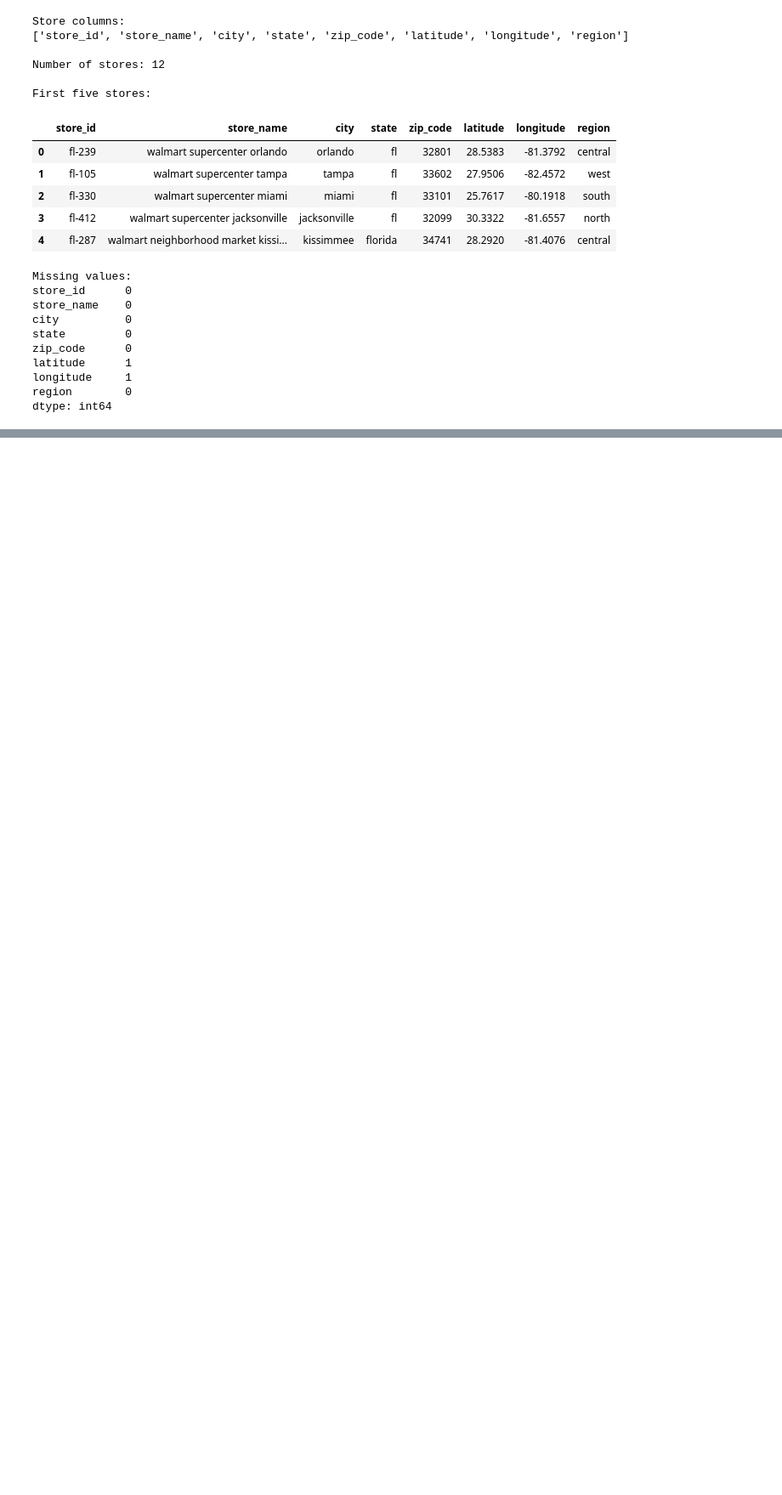
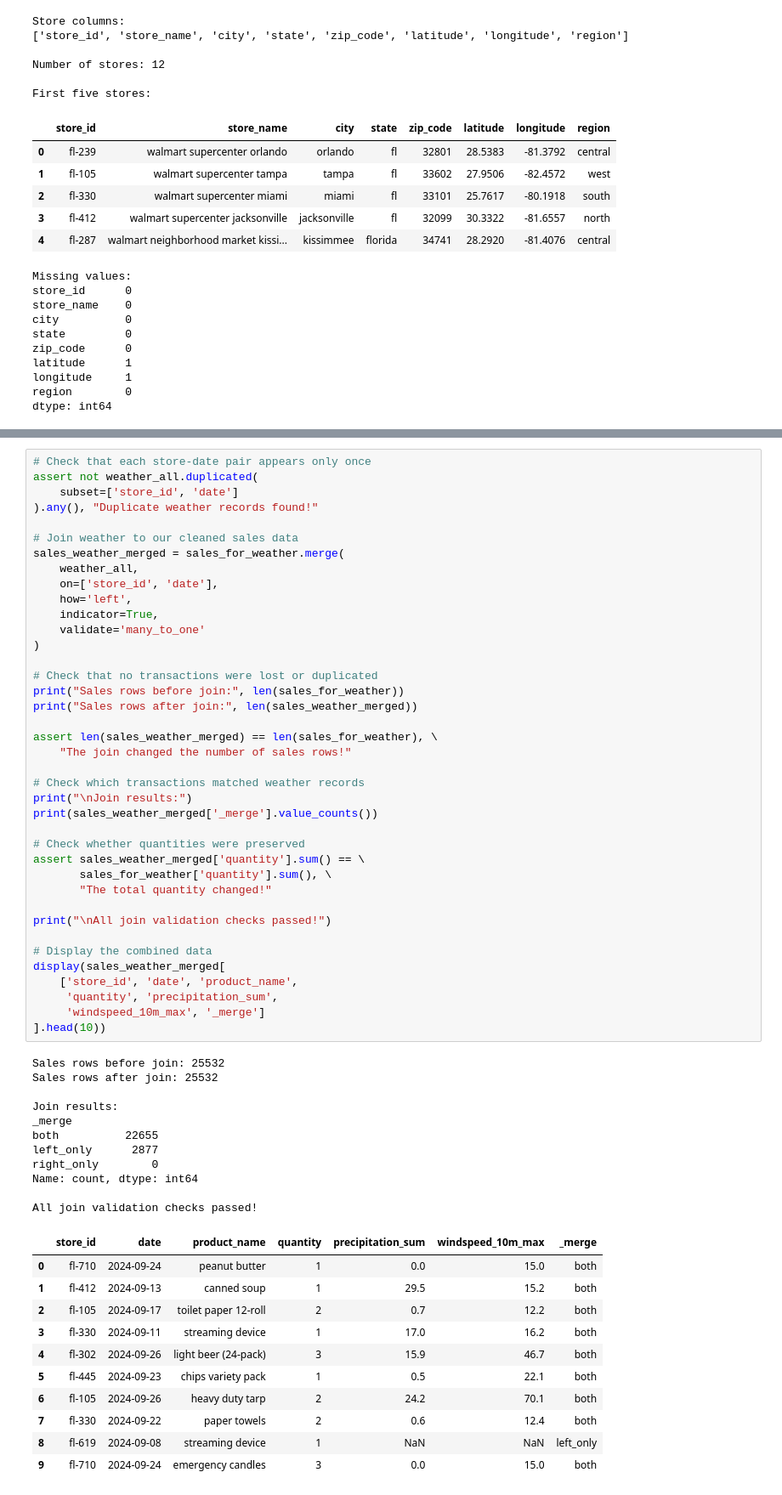
Before and after one commit to ekee7/walmart-hurricane-project, a Jupyter notebook: Walmart_Midterm_Notebook_(DS_2002).ipynb, the cells around one changed output, grey strips where cells are left out. Shown at 85% size. Cells and saved outputs as stored; diff of their text form; blank space fills up the shorter version.

Commit message:
starting the join

```diff
--- a/Walmart_Midterm_Notebook_(DS_2002).ipynb
+++ b/Walmart_Midterm_Notebook_(DS_2002).ipynb
@@ -894,0 +1106,62 @@ dtype: int64
+# %%
+# Check that each store-date pair appears only once
+assert not weather_all.duplicated(
+    subset=['store_id', 'date']
+).any(), "Duplicate weather records found!"
+
+# Join weather to our cleaned sales data
+sales_weather_merged = sales_for_weather.merge(
+    weather_all,
+    on=['store_id', 'date'],
+    how='left',
+    indicator=True,
+    validate='many_to_one'
+)
+
+# Check that no transactions were lost or duplicated
+print("Sales rows before join:", len(sales_for_weather))
+print("Sales rows after join:", len(sales_weather_merged))
+
+assert len(sales_weather_merged) == len(sales_for_weather), \
+    "The join changed the number of sales rows!"
+
+# Check which transactions matched weather records
+print("\nJoin results:")
+print(sales_weather_merged['_merge'].value_counts())
+
+# Check whether quantities were preserved
+assert sales_weather_merged['quantity'].sum() == \
+       sales_for_weather['quantity'].sum(), \
+       "The total quantity changed!"
+
+print("\nAll join validation checks passed!")
+
+# Display the combined data
+display(sales_weather_merged[
+    ['store_id', 'date', 'product_name',
+     'quantity', 'precipitation_sum',
+     'windspeed_10m_max', '_merge']
+].head(10))
+# %% [output]
+Sales rows before join: 25532
+Sales rows after join: 25532
+
+Join results:
+_merge
+both          22655
+left_only      2877
+right_only        0
+Name: count, dtype: int64
+
+All join validation checks passed!
+|  | store_id | date | product_name | quantity | precipitation_sum | windspeed_10m_max | _merge |
+| 0 | fl-710 | 2024-09-24 | peanut butter | 1 | 0.0 | 15.0 | both |
+| 1 | fl-412 | 2024-09-13 | canned soup | 1 | 29.5 | 15.2 | both |
+| 2 | fl-105 | 2024-09-17 | toilet paper 12-roll | 2 | 0.7 | 12.2 | both |
+| 3 | fl-330 | 2024-09-11 | streaming device | 1 | 17.0 | 16.2 | both |
+| 4 | fl-302 | 2024-09-26 | light beer (24-pack) | 3 | 15.9 | 46.7 | both |
+| 5 | fl-445 | 2024-09-23 | chips variety pack | 1 | 0.5 | 22.1 | both |
+| 6 | fl-105 | 2024-09-26 | heavy duty tarp | 2 | 24.2 | 70.1 | both |
+| 7 | fl-330 | 2024-09-22 | paper towels | 2 | 0.6 | 12.4 | both |
+| 8 | fl-619 | 2024-09-08 | streaming device | 1 | NaN | NaN | left_only |
+| 9 | fl-710 | 2024-09-24 | emergency candles | 3 | 0.0 | 15.0 | both |
```
Also changed, not shown: parts of 9 cells of this notebook.
